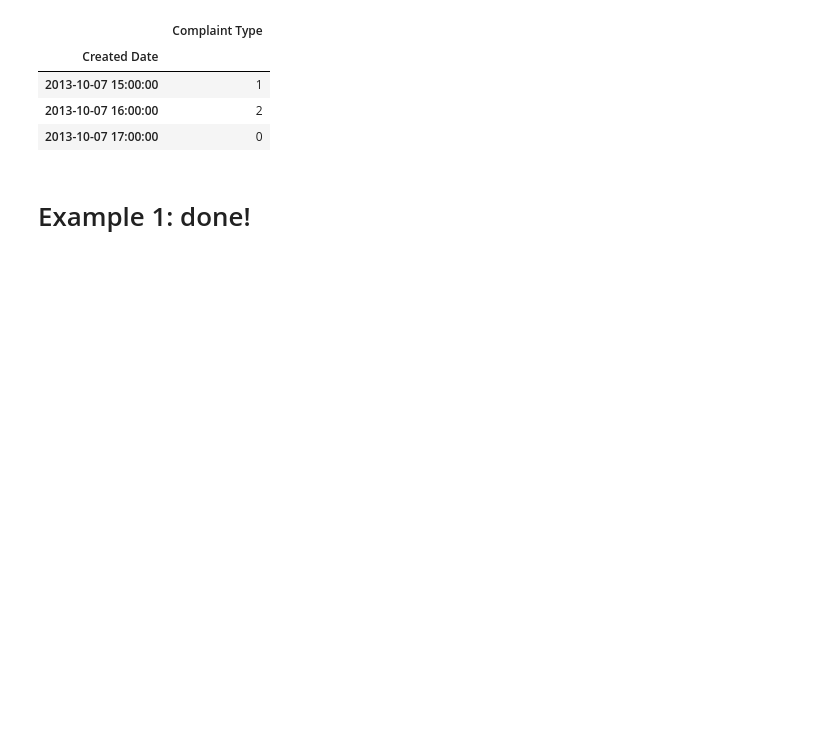
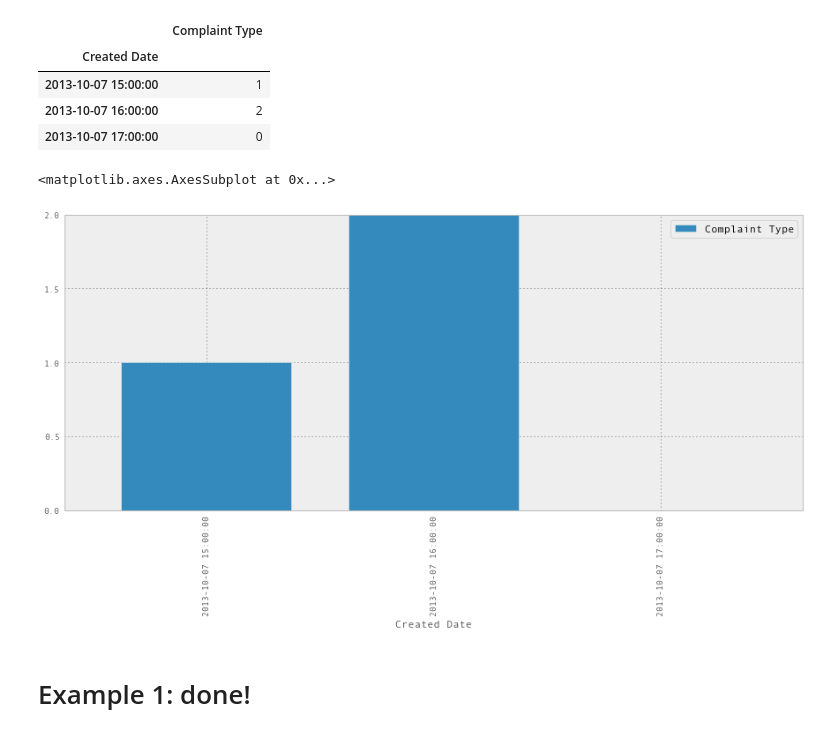
Before and after one commit to jvns/talks, a Jupyter notebook: pydatanyc2013/NYC Python talk.ipynb, the cells around one changed output. Drawn from its saved outputs; the diff is of its cells as text; code cells hidden in the pictures; blank space fills up the shorter version.

```diff
--- a/pydatanyc2013/NYC Python talk.ipynb
+++ b/pydatanyc2013/NYC Python talk.ipynb
@@ -255,6 +254,11 @@ noise_complaints.resample('H', how=len)[:3]
 | 2013-10-07 15:00:00 | 1 |
 | 2013-10-07 16:00:00 | 2 |
 | 2013-10-07 17:00:00 | 0 |
+# %%
+noise_complaints.resample('H', how=len)[:3].plot(kind='bar')
+# %% [output]
+<matplotlib.axes.AxesSubplot at 0x...>
+[figure, added]
 # %% [markdown]
 # Example 1: done!
 # %%
```
Also changed, not shown: parts of 17 cells of this notebook, 2 other files.
